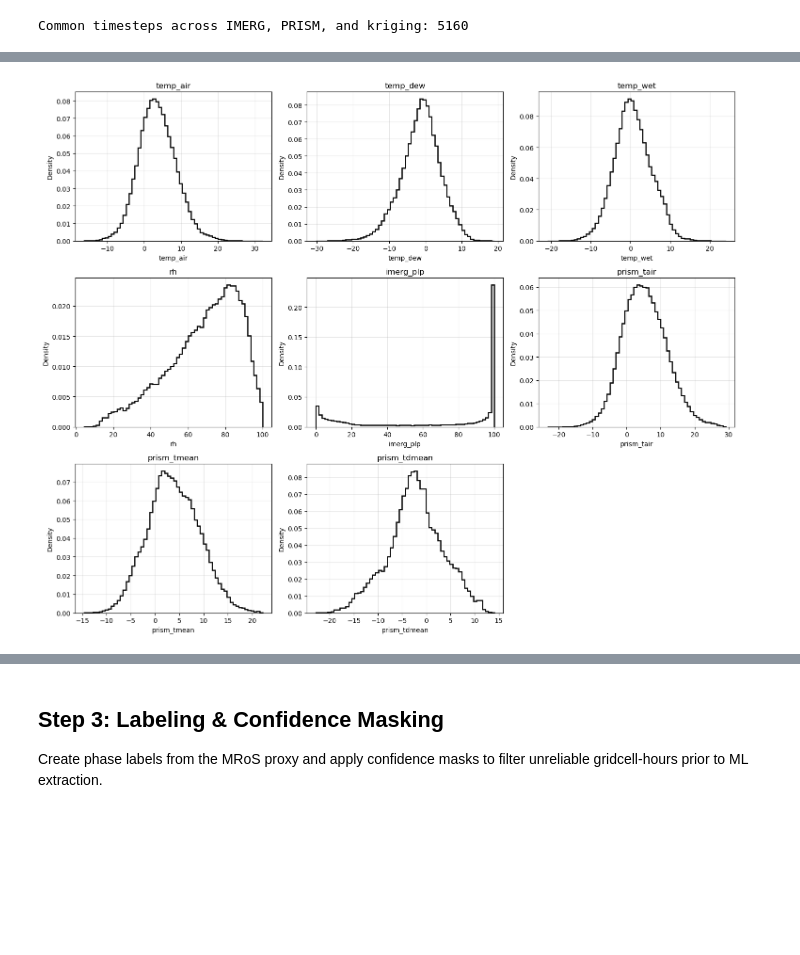
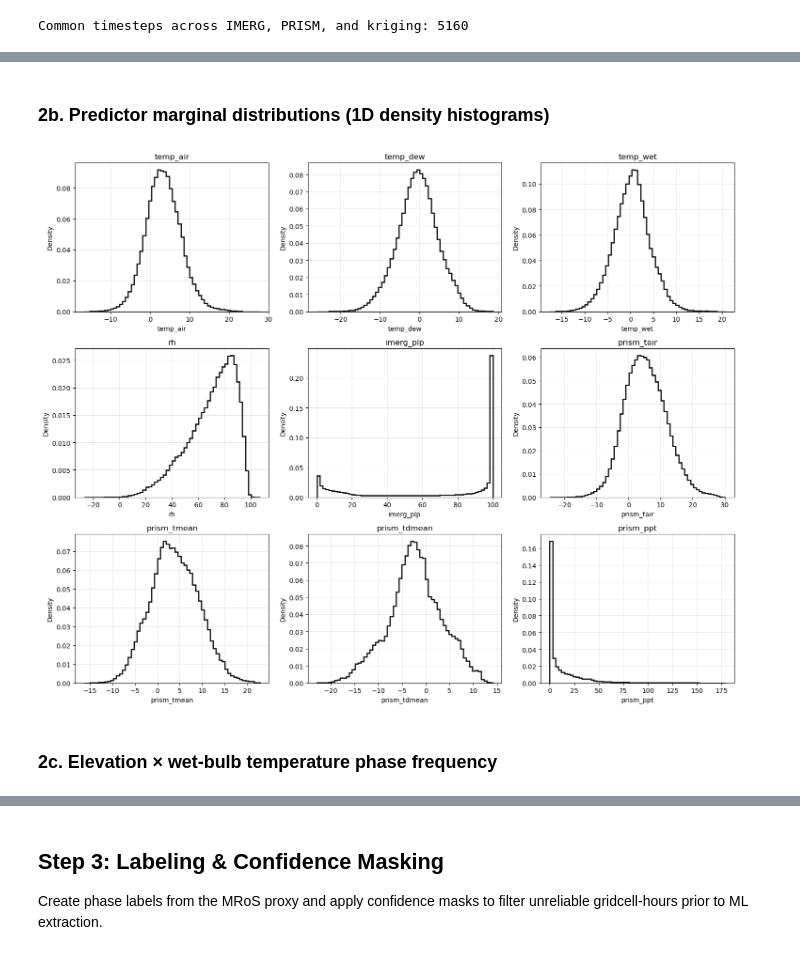
Before and after one commit to emmaaagolub/MRoS-phase-prediction, a Jupyter notebook: ML_pipeline/ML_pipeline_XGBoost_v3_EG.ipynb, the cells around one changed output, grey strips where cells are left out. Drawn from its saved outputs; the diff is of its cells as text; code cells hidden in the pictures; blank space fills up the shorter version.

```diff
--- a/ML_pipeline/ML_pipeline_XGBoost_v3_EG.ipynb
+++ b/ML_pipeline/ML_pipeline_XGBoost_v3_EG.ipynb
@@ -61,13 +68,9 @@ print("DATA_DIR:", DATA_DIR)
 PATHS = {
     "IDW": DATA_DIR / "IDW/hourly_predictors_1km_IDW_full.nc",
     "kriging": DATA_DIR / "kriging/hourly_predictors_1km_kriging_v1_final.nc",
-    "imerg": DATA_DIR / "resampled_grids/imerg_hourly_1km.nc",
-    "prism": DATA_DIR / "resampled_grids/prism_hourly_1km.nc",
+    "imerg": BASE_DIR / "outputs/resampled_grids/imerg_hourly_1km.nc",
+    "prism": BASE_DIR / "outputs/resampled_grids/prism_hourly_1km.nc",
 }
-
-SETUP_DIR = DATA_DIR / "compiled_input_predictors"
-SETUP_DIR.mkdir(exist_ok=True)
-print("SETUP_DIR:", SETUP_DIR)
 
 interp_type = "kriging" # "IDW" or "kriging"
 
@@ -76,6 +79,10 @@ if interp_type == "IDW":
 elif interp_type == "kriging":
     interp_type_folder = "withKriging_v3"
 
+SETUP_DIR = DATA_DIR / "ML_pipeline/compiled_input_predictors" / interp_type_folder # save locally because large files
+SETUP_DIR.mkdir(exist_ok=True)
+print("SETUP_DIR:", SETUP_DIR)
+
 MODEL_OUT_DIR = ML_DIR / "model_artifacts" / interp_type_folder
 MODEL_OUT_DIR.mkdir(exist_ok=True)
 print("MODEL_OUT_DIR:", MODEL_OUT_DIR)
@@ -603,8 +426,6 @@ Overall mid-proxy fraction (20<proxy<80): 0.223
+# %% [markdown]
+### 2b. Predictor marginal distributions (1D density histograms)
 # %%
-# -------------------------------------------------------------------
-# Predictor marginal distributions (1D density histograms)
-# -------------------------------------------------------------------
-
 predictors_plotting = [
     "temp_air",
     "temp_dew",
@@ -614,6 +435,7 @@ predictors_plotting = [
     "prism_tair",
     "prism_tmean",
     "prism_tdmean",
+    "prism_ppt",
 ]
 
 n_vars = len(predictors_plotting)
@@ -625,32 +447,34 @@ fig, axes = plt.subplots(
     figsize=(5 * n_cols, 4 * n_rows),
 )
 axes = axes.ravel()
 
 for ax, var in zip(axes, predictors_plotting):
     vals = df_visualize[var].dropna().values
     if len(vals) == 0:
         ax.set_visible(False)
         continue
 
     ax.hist(
         vals,
         bins=60,
         density=True,
         histtype="step",
         linewidth=1.8,
         color="black",
     )
 
     ax.set_title(var)
     ax.set_xlabel(var)
     ax.set_ylabel("Density")
     ax.grid(alpha=0.3)
 
 for ax in axes[n_vars:]:
     ax.set_visible(False)
 
 plt.tight_layout()
 plt.show()
 # %% [output]
-[figure, old version]
+[figure, new version]
+# %% [markdown]
+### 2c. Elevation × wet-bulb temperature phase frequency
 # %%
```
Also changed, not shown: parts of 55 cells of this notebook, 23 other files.
